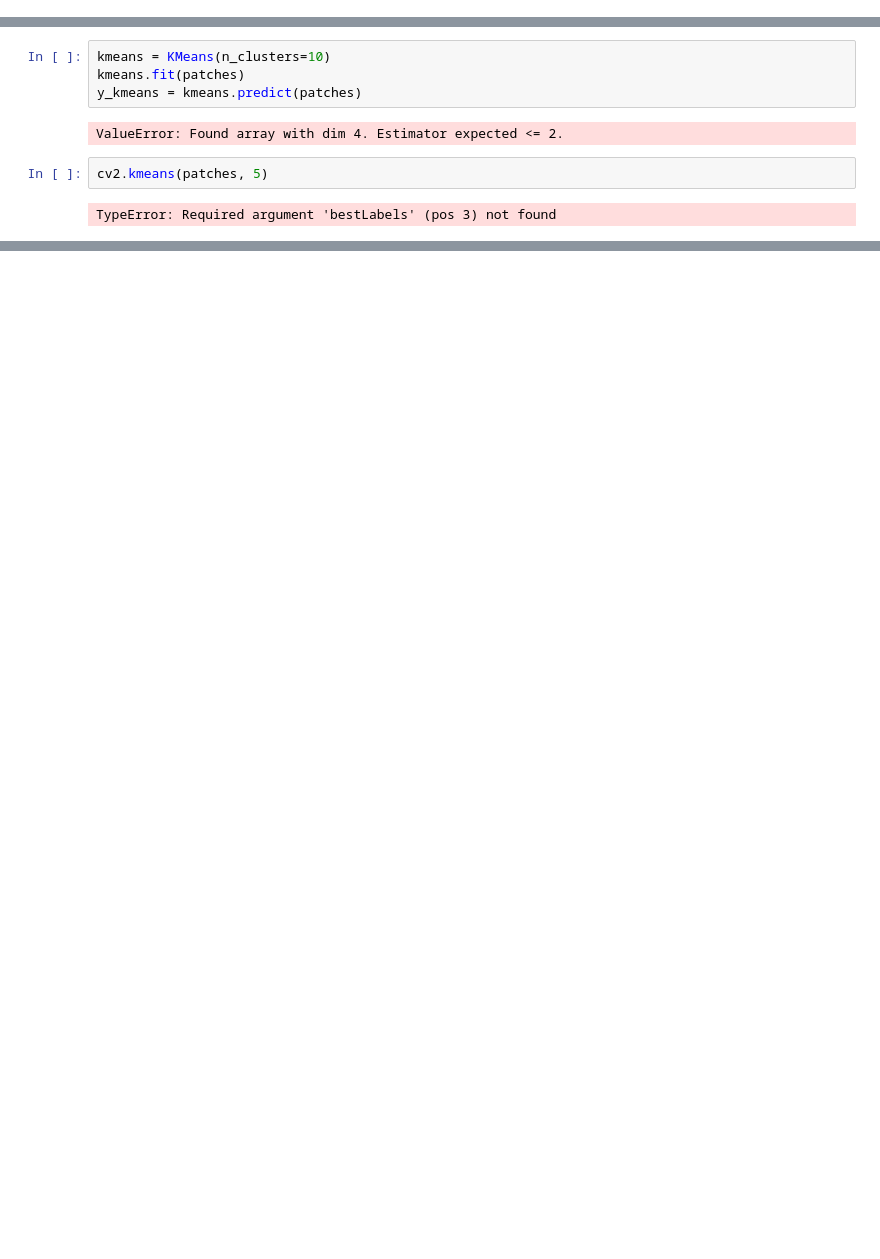
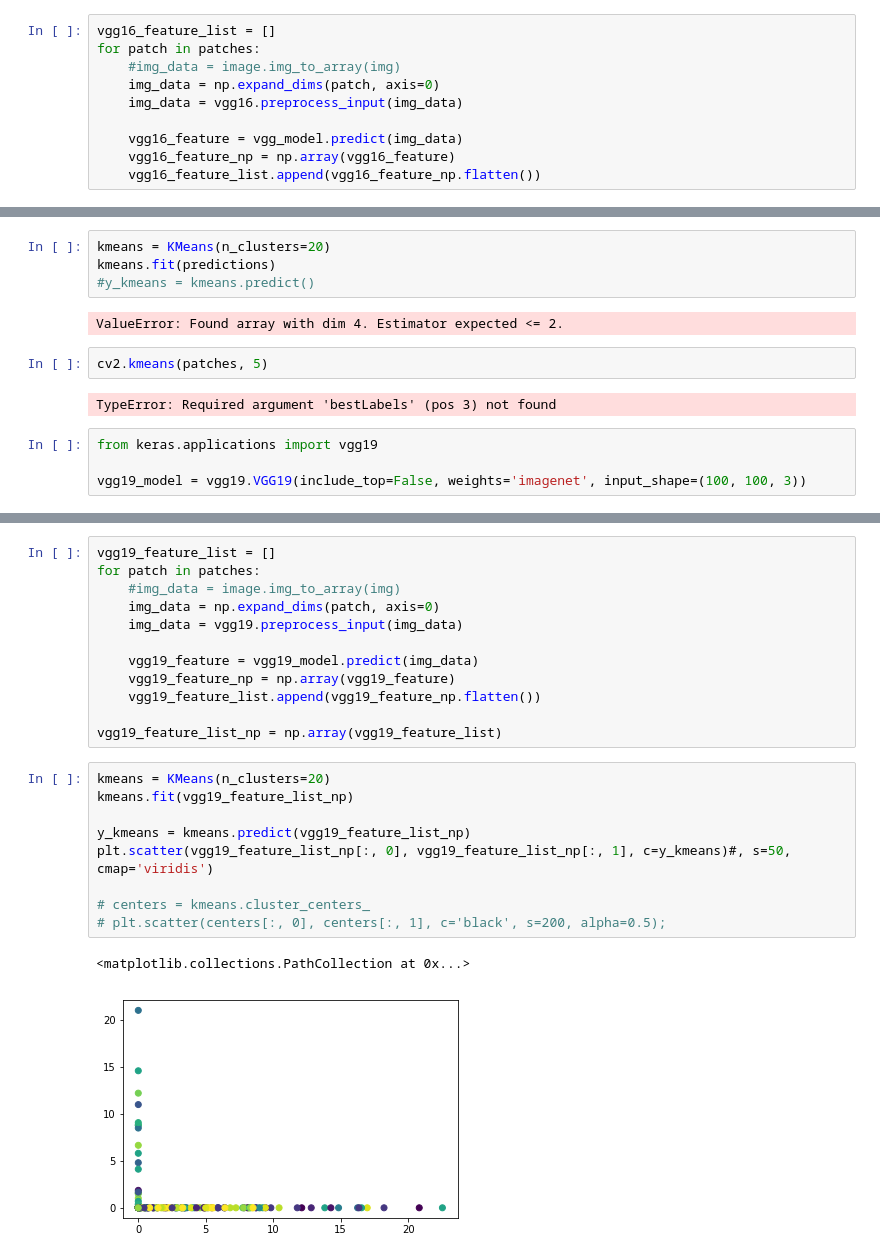
Before and after one commit to helenjin/APL, a Jupyter notebook: APL.ipynb, the cells around one changed output, grey strips where cells are left out. Cells and saved outputs as stored; diff of their text form; blank space fills up the shorter version.

```diff
--- a/APL.ipynb
+++ b/APL.ipynb
@@ -47,0 +140,10 @@ Using TensorFlow backend.
+# %%
+vgg16_feature_list = []
+for patch in patches:
+    #img_data = image.img_to_array(img)
+    img_data = np.expand_dims(patch, axis=0)
+    img_data = vgg16.preprocess_input(img_data)
+
+    vgg16_feature = vgg_model.predict(img_data)
+    vgg16_feature_np = np.array(vgg16_feature)
+    vgg16_feature_list.append(vgg16_feature_np.flatten())
@@ -52,10 +196,14 @@ from sklearn.cluster import KMeans
 # %%
-kmeans = KMeans(n_clusters=10)
-kmeans.fit(patches)
-y_kmeans = kmeans.predict(patches)
+kmeans = KMeans(n_clusters=20)
+kmeans.fit(predictions)
+#y_kmeans = kmeans.predict()
 # %% [output]
 ValueError: Found array with dim 4. Estimator expected <= 2.
 # %%
 cv2.kmeans(patches, 5)
 # %% [output]
 TypeError: Required argument 'bestLabels' (pos 3) not found
+# %%
+from keras.applications import vgg19
+
+vgg19_model = vgg19.VGG19(include_top=False, weights='imagenet', input_shape=(100, 100, 3))
@@ -61,0 +219,24 @@ TypeError: Required argument 'bestLabels' (pos 3) not found
+# %%
+vgg19_feature_list = []
+for patch in patches:
+    #img_data = image.img_to_array(img)
+    img_data = np.expand_dims(patch, axis=0)
+    img_data = vgg19.preprocess_input(img_data)
+
+    vgg19_feature = vgg19_model.predict(img_data)
+    vgg19_feature_np = np.array(vgg19_feature)
+    vgg19_feature_list.append(vgg19_feature_np.flatten())
+
+vgg19_feature_list_np = np.array(vgg19_feature_list)
+# %%
+kmeans = KMeans(n_clusters=20)
+kmeans.fit(vgg19_feature_list_np)
+
+y_kmeans = kmeans.predict(vgg19_feature_list_np)
+plt.scatter(vgg19_feature_list_np[:, 0], vgg19_feature_list_np[:, 1], c=y_kmeans)#, s=50, cmap='viridis')
+
+# centers = kmeans.cluster_centers_
+# plt.scatter(centers[:, 0], centers[:, 1], c='black', s=200, alpha=0.5);
+# %% [output]
+<matplotlib.collections.PathCollection at 0x...>
+[figure, added]
```
Also changed, not shown: parts of 24 cells of this notebook.
